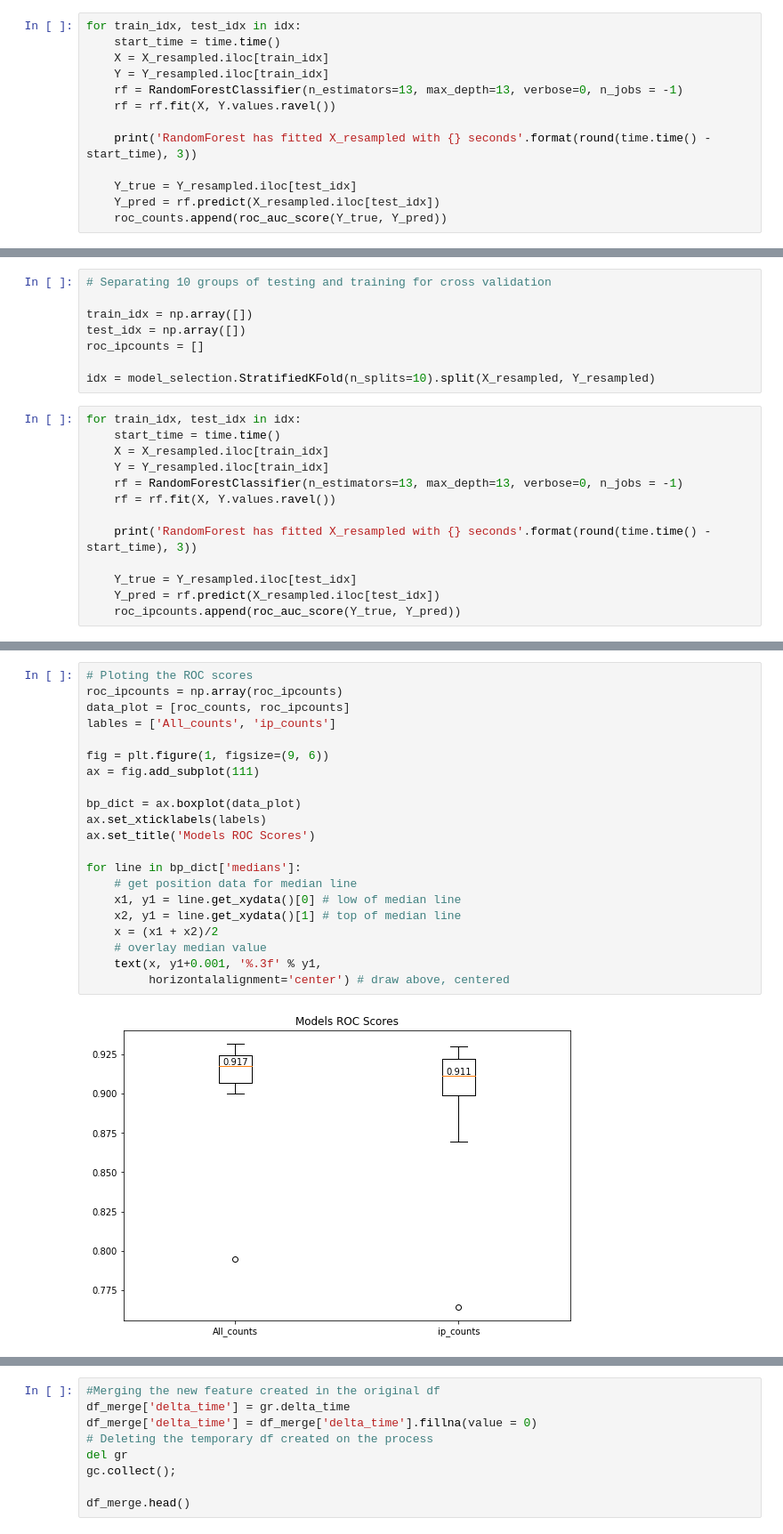
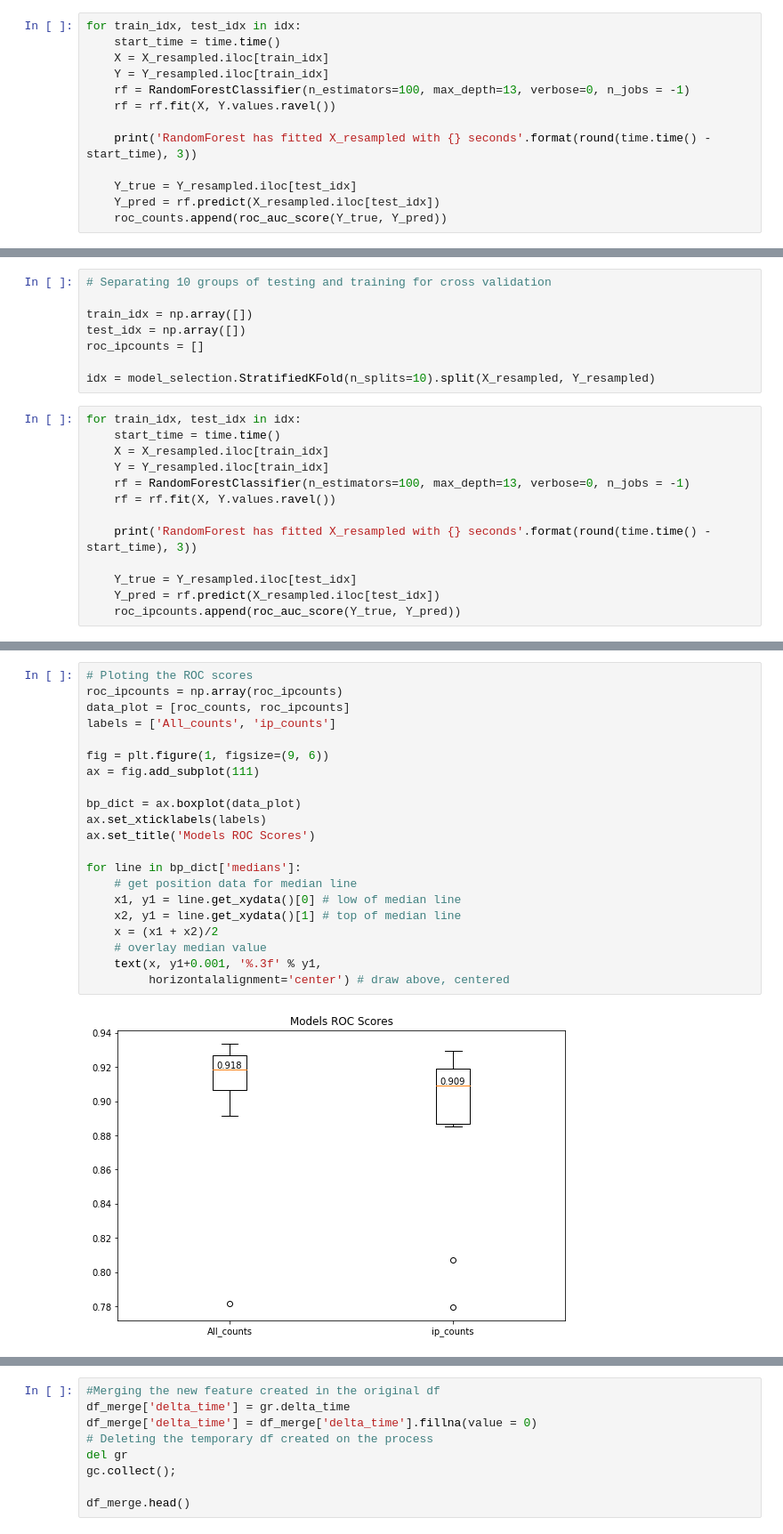
Before and after one commit to rgriva/Kaggle, a Jupyter notebook: RF_more_features.ipynb, the cells around one changed output, grey strips where cells are left out. Shown: that part at 89% size. Drawn from its saved outputs; the diff is of its cells as text.

```diff
--- a/RF_more_features.ipynb
+++ b/RF_more_features.ipynb
@@ -222,7 +228,7 @@ for train_idx, test_idx in idx:
     start_time = time.time()
     X = X_resampled.iloc[train_idx]
     Y = Y_resampled.iloc[train_idx]
-    rf = RandomForestClassifier(n_estimators=13, max_depth=13, verbose=0, n_jobs = -1)
+    rf = RandomForestClassifier(n_estimators=100, max_depth=13, verbose=0, n_jobs = -1)
     rf = rf.fit(X, Y.values.ravel())
 
     print('RandomForest has fitted X_resampled with {} seconds'.format(round(time.time() - start_time), 3))
@@ -287,7 +293,7 @@ for train_idx, test_idx in idx:
     start_time = time.time()
     X = X_resampled.iloc[train_idx]
     Y = Y_resampled.iloc[train_idx]
-    rf = RandomForestClassifier(n_estimators=13, max_depth=13, verbose=0, n_jobs = -1)
+    rf = RandomForestClassifier(n_estimators=100, max_depth=13, verbose=0, n_jobs = -1)
     rf = rf.fit(X, Y.values.ravel())
 
     print('RandomForest has fitted X_resampled with {} seconds'.format(round(time.time() - start_time), 3))
@@ -309,23 +315,23 @@ RandomForest has fitted X_resampled with 0 seconds
 # %%
 # Ploting the ROC scores
 roc_ipcounts = np.array(roc_ipcounts)
 data_plot = [roc_counts, roc_ipcounts]
-lables = ['All_counts', 'ip_counts']
+labels = ['All_counts', 'ip_counts']
 
 fig = plt.figure(1, figsize=(9, 6))
 ax = fig.add_subplot(111)
 
 bp_dict = ax.boxplot(data_plot)
 ax.set_xticklabels(labels)
 ax.set_title('Models ROC Scores')
 
 for line in bp_dict['medians']:
     # get position data for median line
     x1, y1 = line.get_xydata()[0] # low of median line
     x2, y1 = line.get_xydata()[1] # top of median line
     x = (x1 + x2)/2
     # overlay median value
     text(x, y1+0.001, '%.3f' % y1,
          horizontalalignment='center') # draw above, centered
 # %% [output]
-[figure, old version]
+[figure, new version]
```
Also changed, not shown: parts of 31 cells of this notebook.
